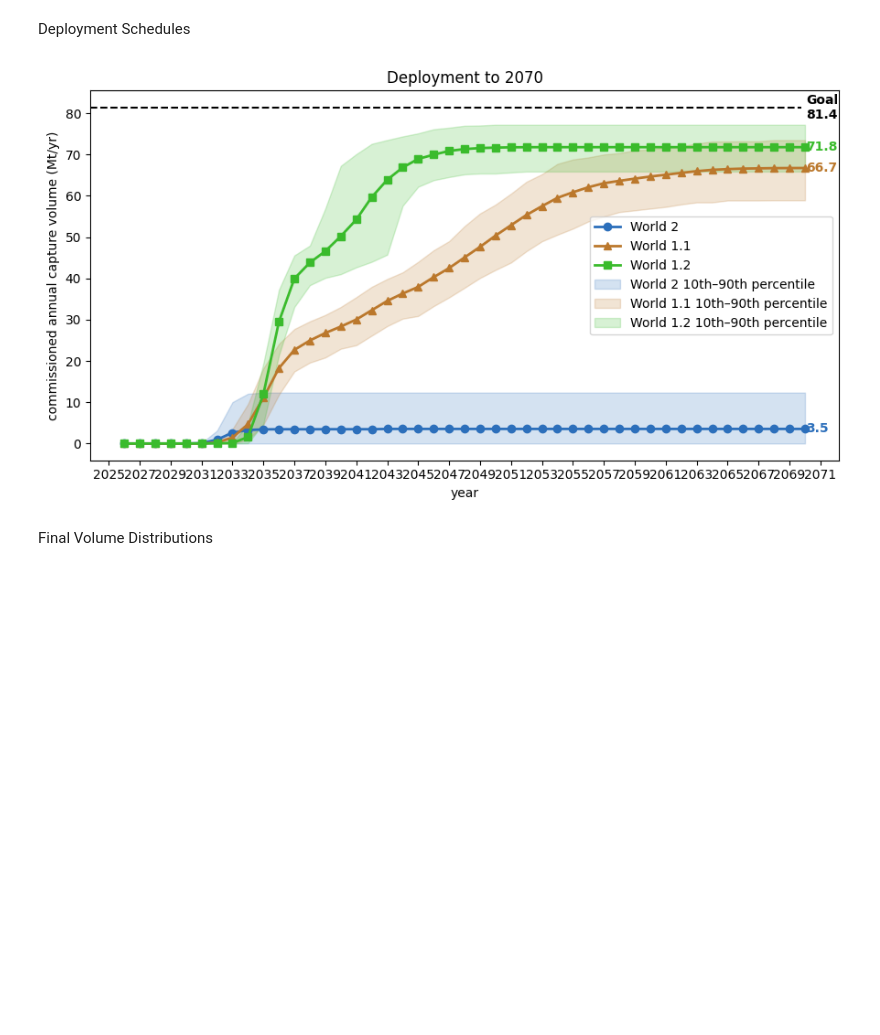
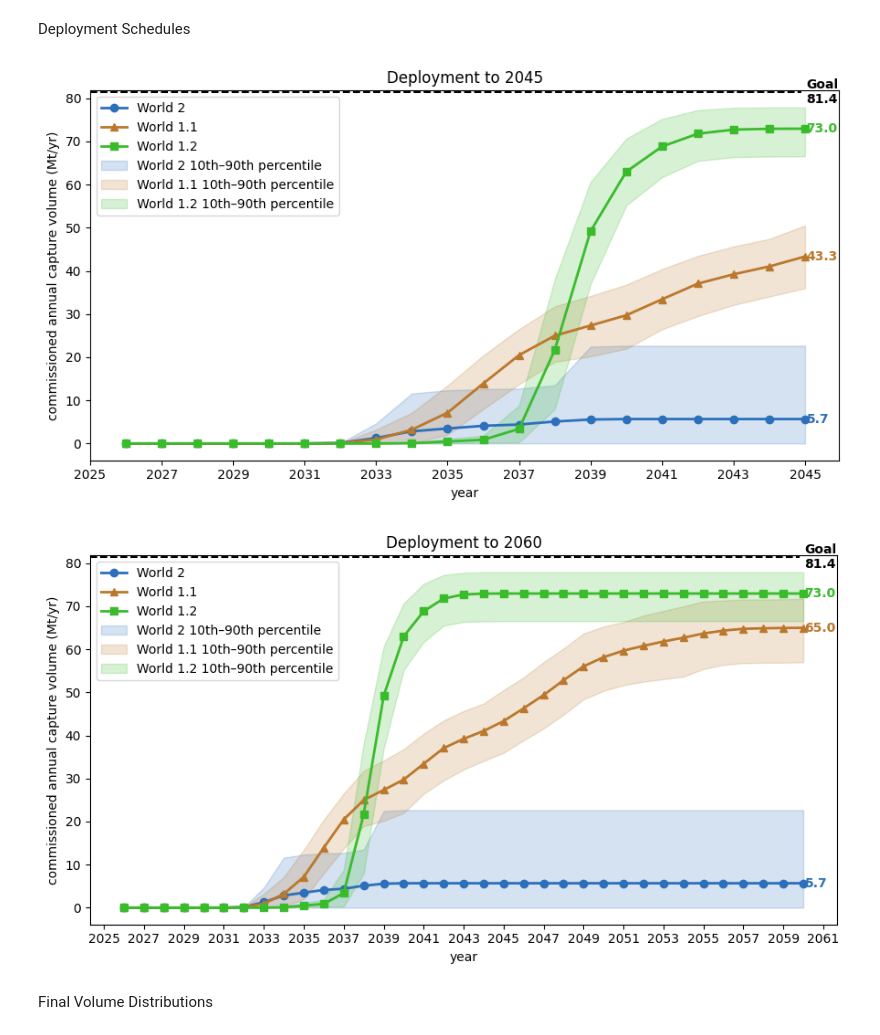
Before and after one commit to mg6090-ctrl/ccs-deployment-simulation, a Jupyter notebook: CCS_analysis.ipynb, the cells around one changed output. Cells and saved outputs as stored; diff of their text form; code cells hidden in the pictures; blank space fills up the shorter version.

```diff
--- a/CCS_analysis.ipynb
+++ b/CCS_analysis.ipynb
@@ -49,20 +49,21 @@ Deployment Schedules
 # %%
 w11_results, w11_nodes = sa11.monte_carlo(300,
     **BASELINE11
 )
 
 w12_results, w12_nodes = sa12.monte_carlo(300,
     **BASELINE12
 )
 
 w2_results, w2_nodes = sa2.monte_carlo(300,
     **BASELINE2
 )
 
-# sag.deployment_over_time_compare(w11_nodes, w12_nodes, w2_nodes, 2045)
-sag.deployment_over_time_compare(w11_nodes, w12_nodes, w2_nodes, 2070)
+sag.deployment_over_time_compare(w11_nodes, w12_nodes, w2_nodes, 2045)
+sag.deployment_over_time_compare(w11_nodes, w12_nodes, w2_nodes, 2060)
 # %% [output]
-[figure, old version]
+[figure, new version]
+[figure, added]
 # %% [markdown]
 Final Volume Distributions
 # %%
```
Also changed, not shown: parts of 3 cells of this notebook, 8 other files.
